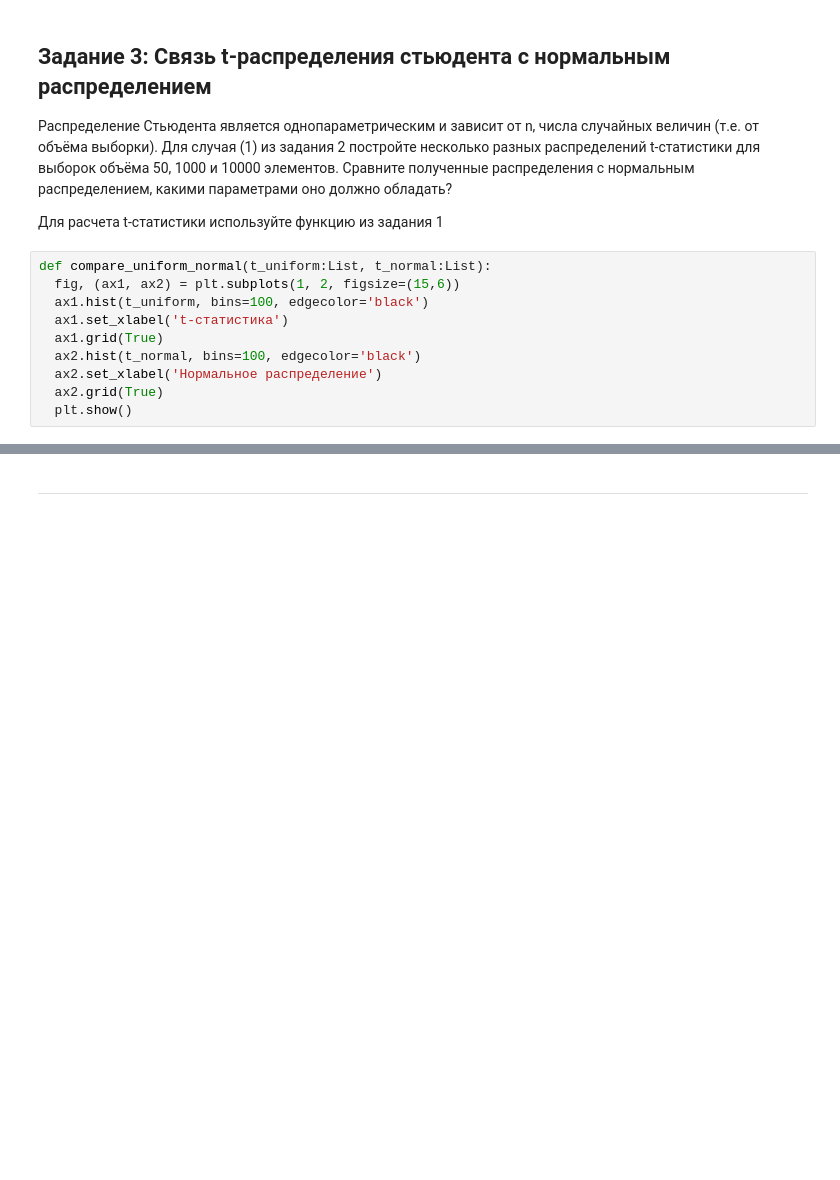
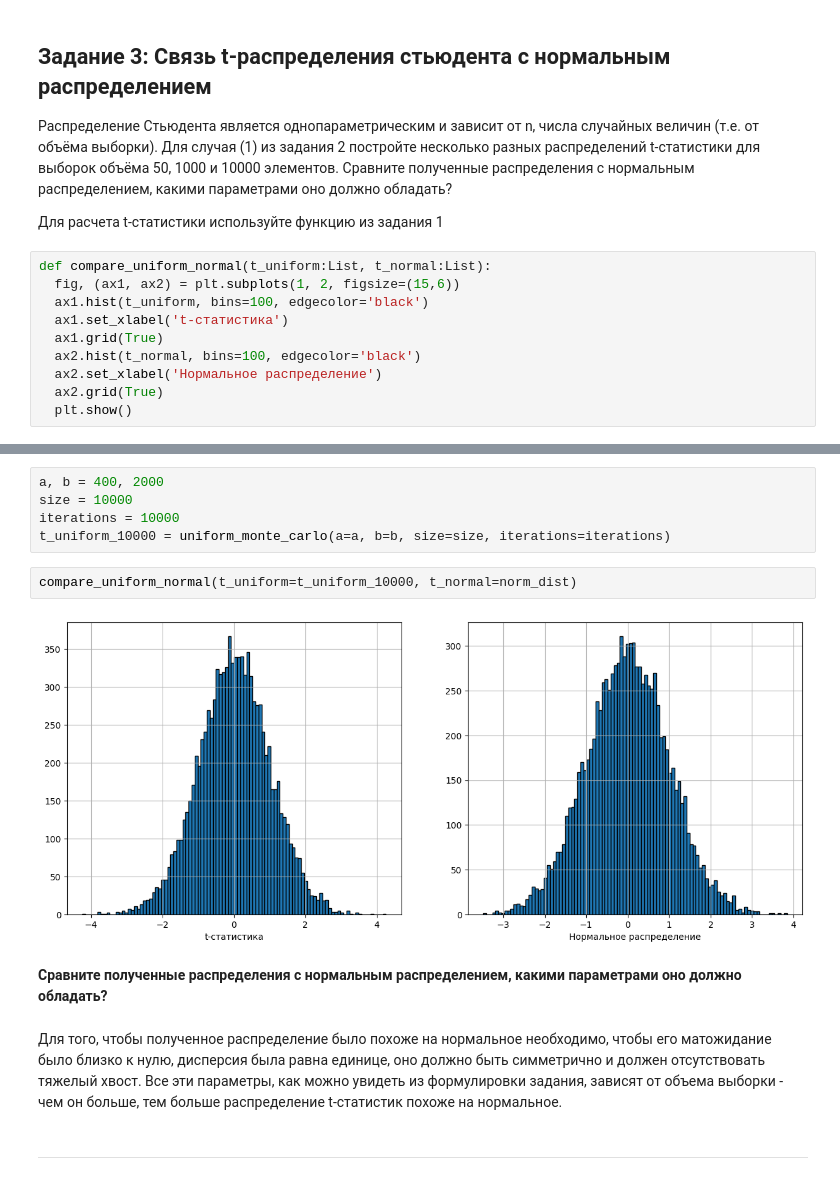
Before and after one commit to Yukkitsune/TBank-Analytics, a Jupyter notebook: Probability theory and mathematical statistics/homework2_statistics.ipynb, the cells around one changed output, grey strips where cells are left out. Cells and saved outputs as stored; diff of their text form; blank space fills up the shorter version.

```diff
--- a/Probability theory and mathematical statistics/homework2_statistics.ipynb
+++ b/Probability theory and mathematical statistics/homework2_statistics.ipynb
@@ -162,3 +167,16 @@ compare_uniform_normal(t_uniform=t_uniform_50, t_normal=t_normal_50)
+# %%
+a, b = 400, 2000
+size = 10000
+iterations = 10000
+t_uniform_10000 = uniform_monte_carlo(a=a, b=b, size=size, iterations=iterations)
+# %%
+compare_uniform_normal(t_uniform=t_uniform_10000, t_normal=norm_dist)
+# %% [output]
+[figure, added]
+# %% [markdown]
+**Сравните полученные распределения с нормальным распределением, какими параметрами оно должно обладать?**
+# %% [markdown]
+Для того, чтобы полученное распределение было похоже на нормальное необходимо, чтобы его матожидание было близко к нулю, дисперсия была равна единице, оно должно быть симметрично и должен отсутствовать тяжелый хвост. Все эти параметры, как можно увидеть из формулировки задания, зависят от объема выборки - чем он больше, тем больше распределение t-статистик похоже на нормальное.
 # %% [markdown]
 ___
 # %% [markdown]
```
Also changed, not shown: parts of 18 cells of this notebook.
